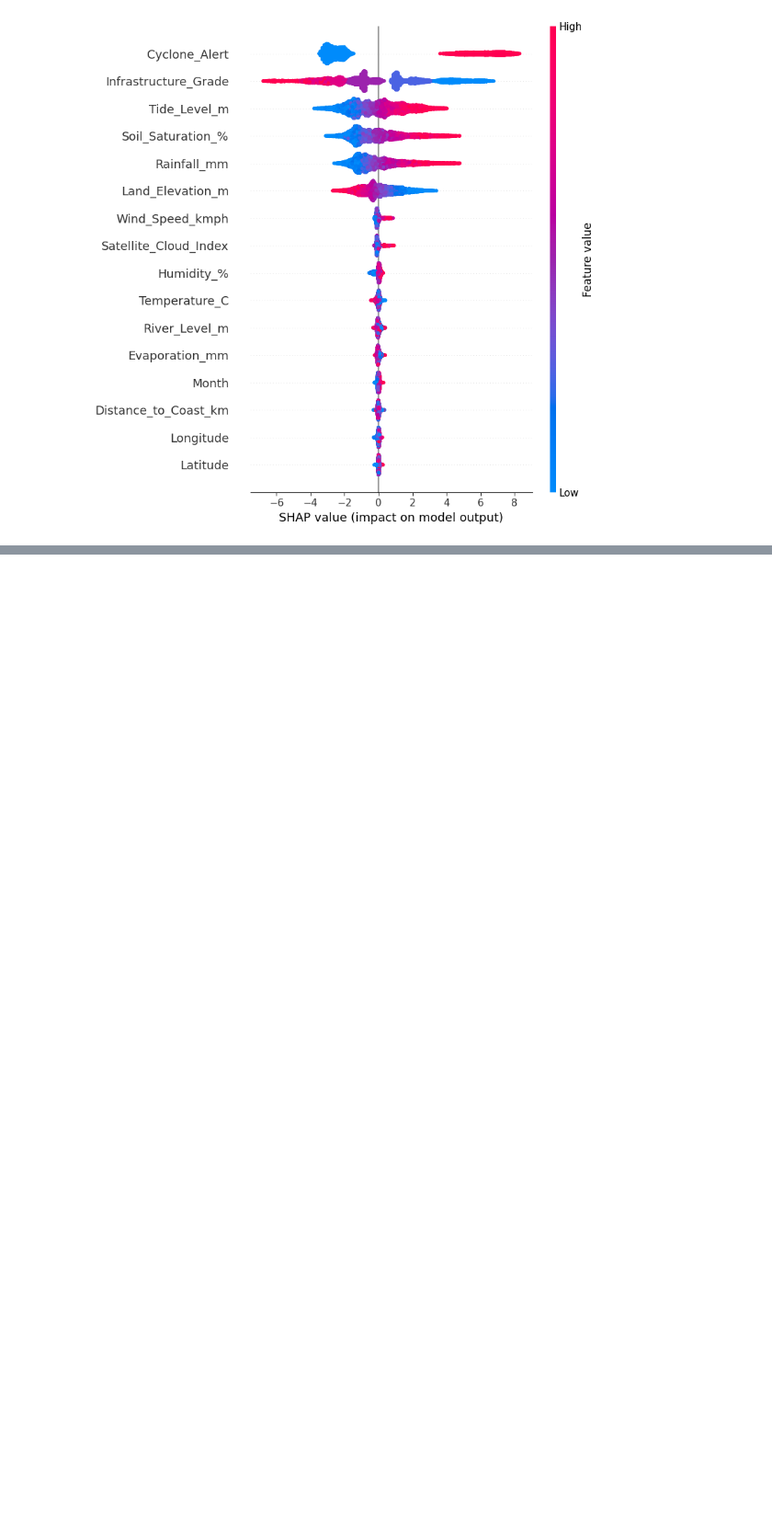
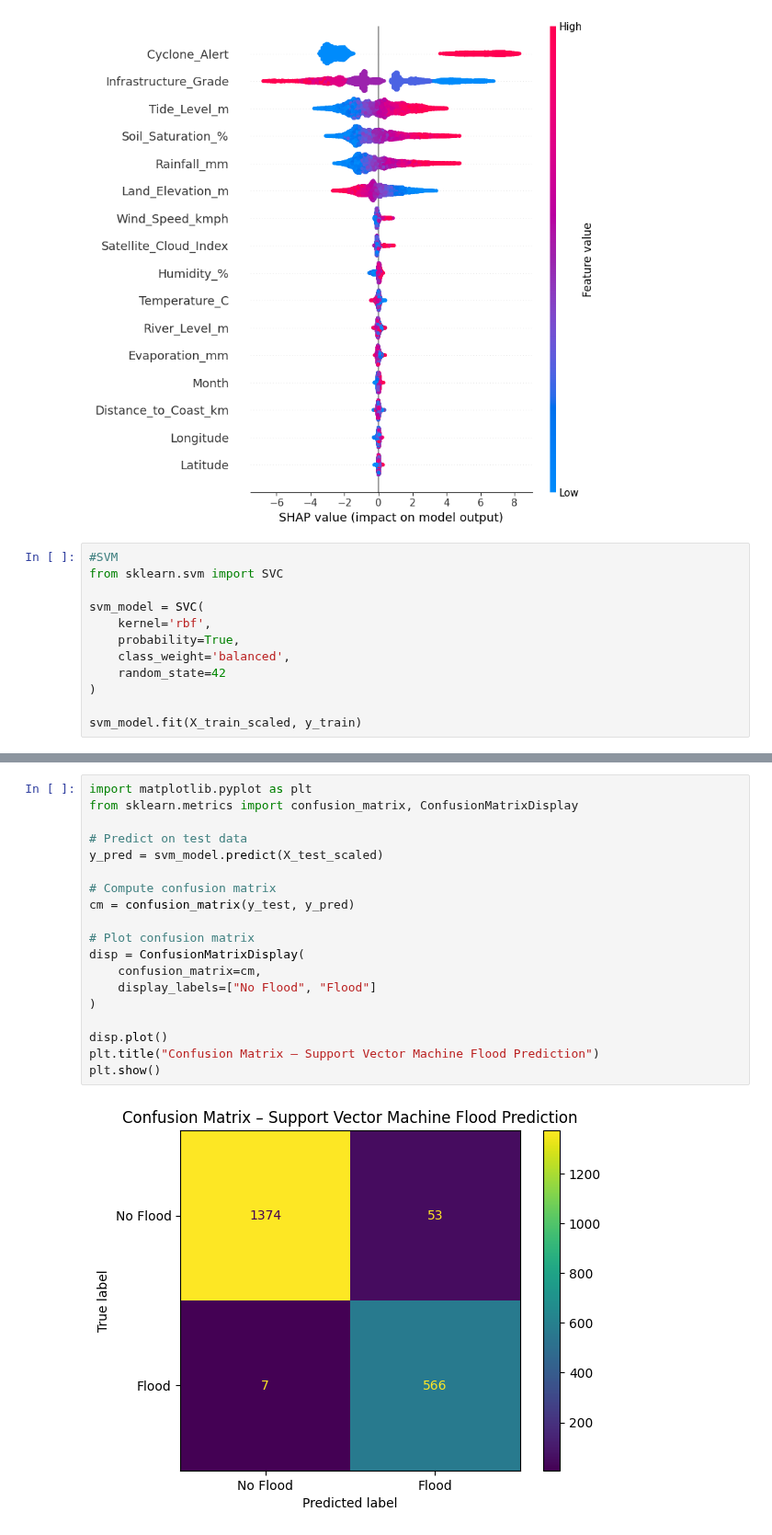
Before and after one commit to Shelly10-10/flood_prediction, a Jupyter notebook: disaster.ipynb, the cells around one changed output, grey strips where cells are left out. Shown at 92% size. Cells and saved outputs as stored; diff of their text form; blank space fills up the shorter version.

```diff
--- a/disaster.ipynb
+++ b/disaster.ipynb
@@ -224,3 +224,15 @@ shap.summary_plot(
 )
 # %% [output]
 [figure]
+# %%
+#SVM
+from sklearn.svm import SVC
+
+svm_model = SVC(
+    kernel='rbf',
+    probability=True,
+    class_weight='balanced',
+    random_state=42
+)
+
+svm_model.fit(X_train_scaled, y_train)
@@ -226,0 +255,21 @@ shap.summary_plot(
+# %%
+import matplotlib.pyplot as plt
+from sklearn.metrics import confusion_matrix, ConfusionMatrixDisplay
+
+# Predict on test data
+y_pred = svm_model.predict(X_test_scaled)
+
+# Compute confusion matrix
+cm = confusion_matrix(y_test, y_pred)
+
+# Plot confusion matrix
+disp = ConfusionMatrixDisplay(
+    confusion_matrix=cm,
+    display_labels=["No Flood", "Flood"]
+)
+
+disp.plot()
+plt.title("Confusion Matrix – Support Vector Machine Flood Prediction")
+plt.show()
+# %% [output]
+[figure, added]
```
Also changed, not shown: parts of 5 cells of this notebook.
